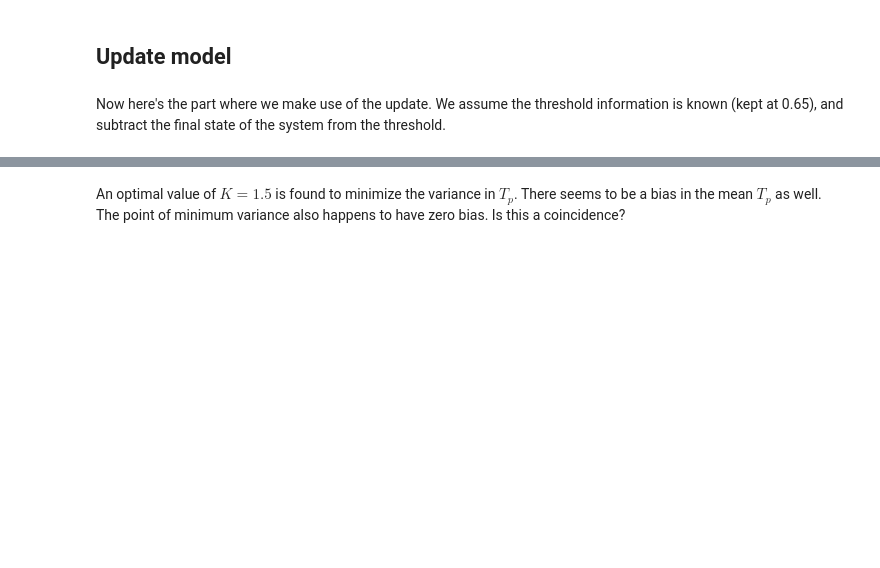
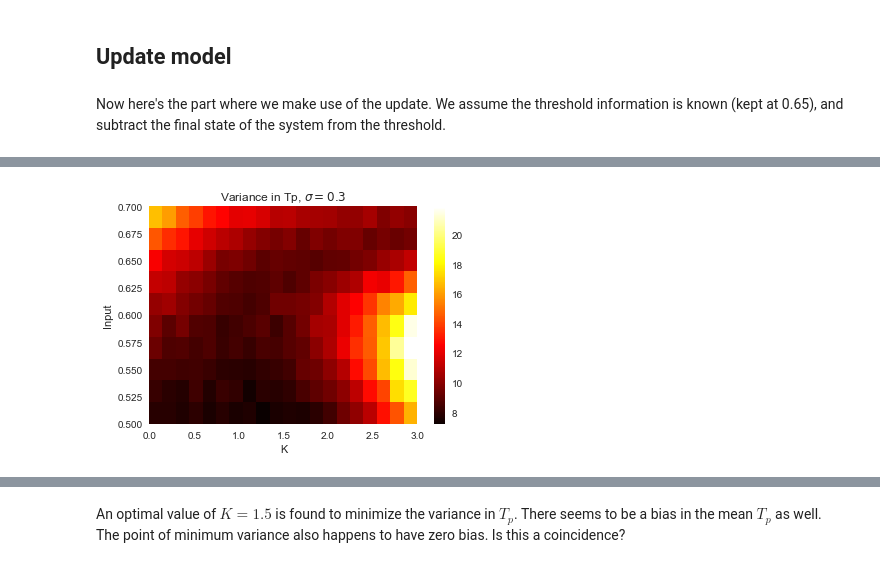
Before and after one commit to jazlab/SE_NL_MJ_2020, a Jupyter notebook: two_neuron_cascade.ipynb, the cells around one changed output, grey strips where cells are left out. Drawn from its saved outputs; the diff is of its cells as text; code cells hidden in the pictures; blank space fills up the shorter version.

```diff
--- a/two_neuron_cascade.ipynb
+++ b/two_neuron_cascade.ipynb
@@ -373,0 +410,10 @@ for K in [1.5]:
+# %%
+plt.imshow(np.flipud(varlst), cmap='hot', aspect='auto', extent=[0, 3, 0.5, 0.7])
+plt.colorbar()
+plt.grid(False)
+plt.xlabel('K')
+plt.ylabel('Input')
+plt.title(r'Variance in Tp, $\sigma=0.3$')
+save_safe('variance_two_modules_sigma_0_3.pdf')
+# %% [output]
+[figure, added]
```
Also changed, not shown: parts of 21 cells of this notebook.
